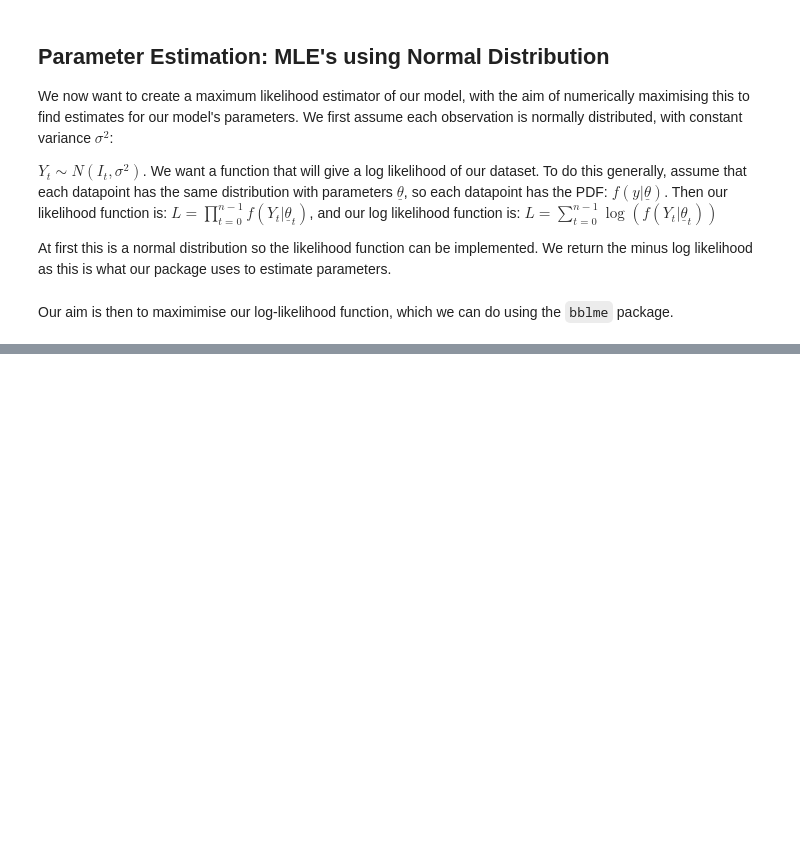
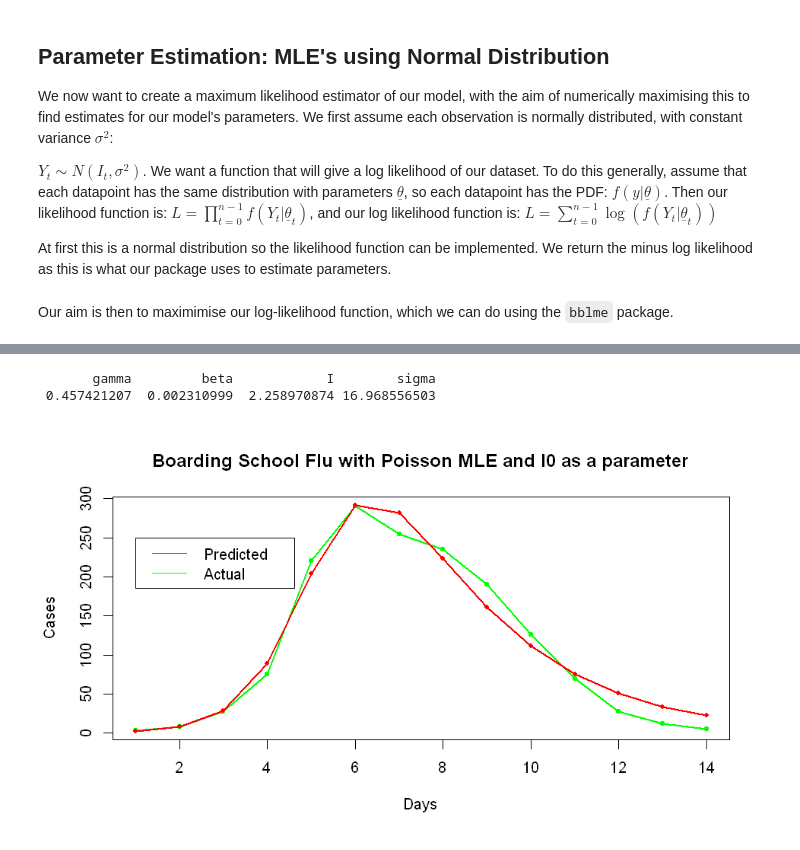
Before and after one commit to joely-w/ProjectWriteup, a Jupyter notebook: Stochastic model.ipynb, the cells around one changed output, grey strips where cells are left out. Drawn from its saved outputs; the diff is of its cells as text; code cells hidden in the pictures; blank space fills up the shorter version.

```diff
--- a/Stochastic model.ipynb
+++ b/Stochastic model.ipynb
@@ -136,0 +159,23 @@ title('Boarding School Flu with Poisson MLE')
+# %%
+likelihood_i <- function(gamma, beta, I, sigma){
+    beta <- exp(beta)
+    gamma <- exp(gamma)
+    I <- exp(I)
+    sigma<-exp(sigma)
+    initial <- c(S=as.double(initial_conditions['S']), I=I, R=as.double(initial_conditions['R']))
+    model_data <- model(beta = beta, gamma = gamma, times=df$days, initial_data=initial)
+    -sum(dnorm(x=df$cases[-1],mean=model_data, sd=sigma, log=TRUE))
+}
+# %%
+i_initial_params <- c(gamma=0.5, beta=0.005, I=3, sigma=10)
+i_results <- mle2(minuslogl = likelihood_i, start = lapply(i_initial_params, log), method = "Nelder-Mead")
+i_parameters <- exp(coef(i_results))
+i_parameters
+i_model <- model(gamma=as.double(i_parameters['gamma']), beta=as.double(i_parameters['beta']),
+                  times=df$days, initial_data=c(S=as.double(initial_conditions['S']), I=as.double(i_parameters['I']), R=as.double(initial_conditions['R'])), fullData=TRUE)
+
+compare_model(i_model, 'Boarding School Flu with Poisson MLE and I0 as a parameter')
+# %% [output]
+       gamma         beta            I        sigma
+ 0.457421207  0.002310999  2.258970874 16.968556503
+[figure, added]
```
Also changed, not shown: parts of 20 cells of this notebook, 1 other file.
